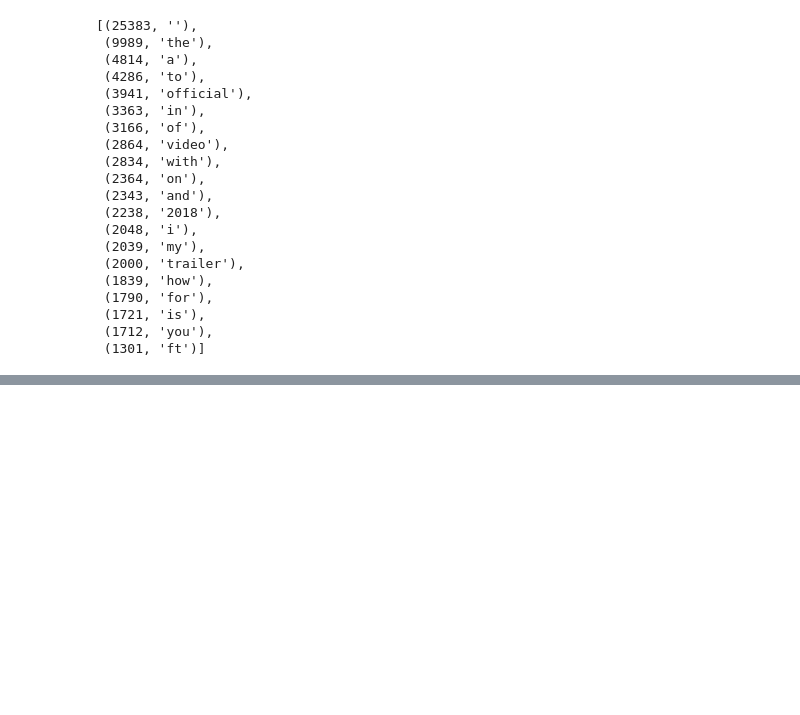
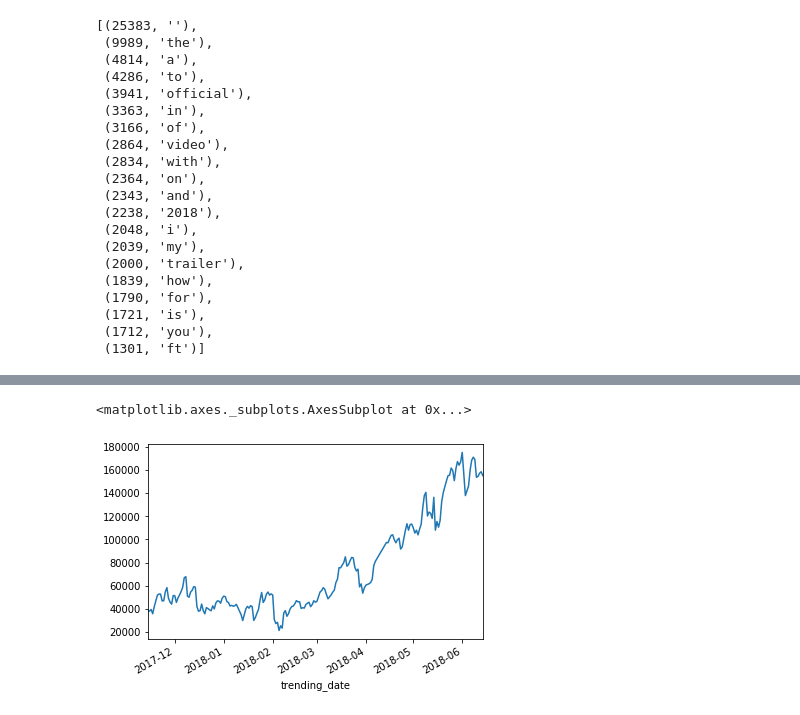
Before and after one commit to HaoNanLa/python_cource_project, a Jupyter notebook: code/main.ipynb, the cells around one changed output, grey strips where cells are left out. Cells and saved outputs as stored; diff of their text form; code cells hidden in the pictures; blank space fills up the shorter version.

```diff
--- a/code/main.ipynb
+++ b/code/main.ipynb
@@ -98,0 +112,7 @@ SyntaxError: invalid syntax (<ipython-input-28-455680ca2399>, line 1)
+# %%
+trend=vid_data_df.groupby('trending_date').mean()
+# %%
+trend['likes'].plot()
+# %% [output]
+<matplotlib.axes._subplots.AxesSubplot at 0x...>
+[figure, added]
```
Also changed, not shown: parts of 6 cells of this notebook.
